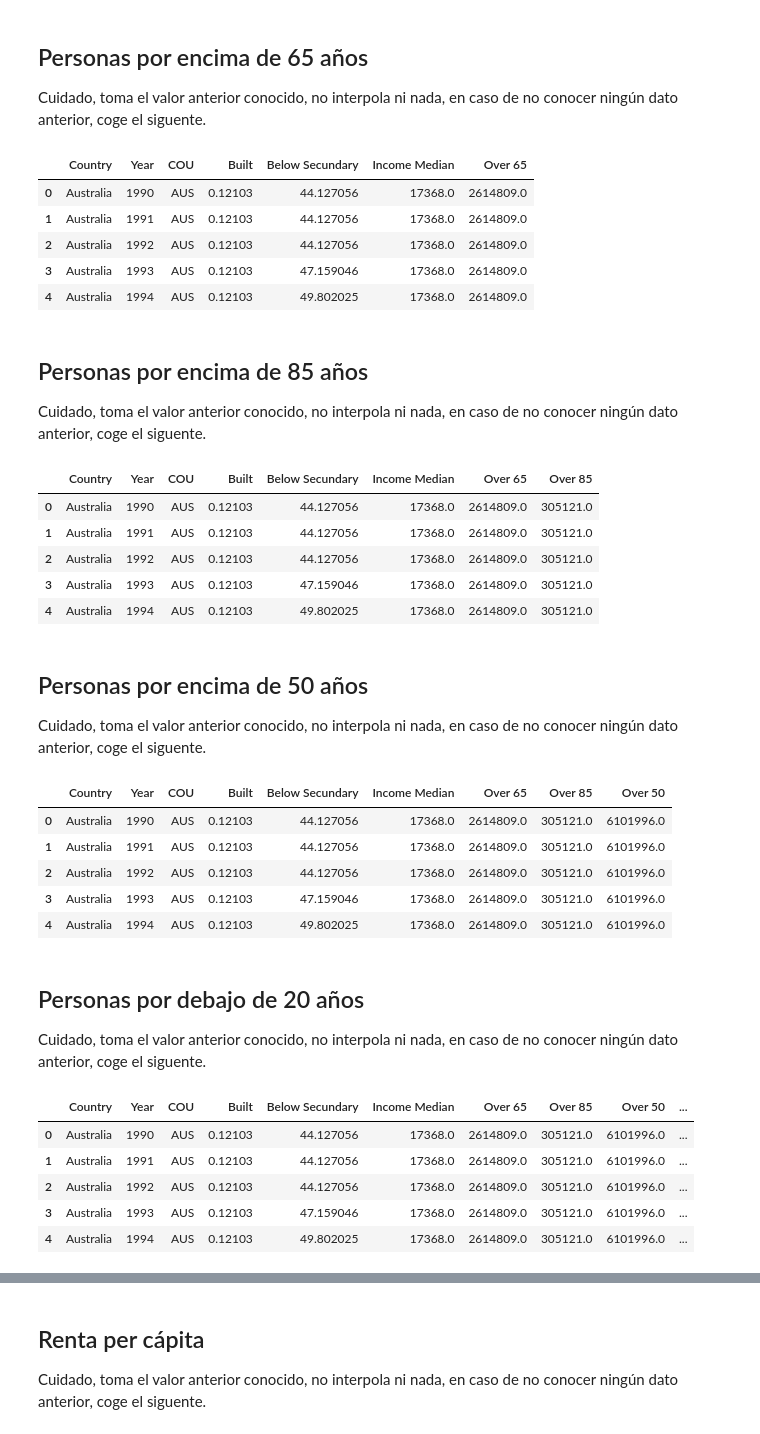
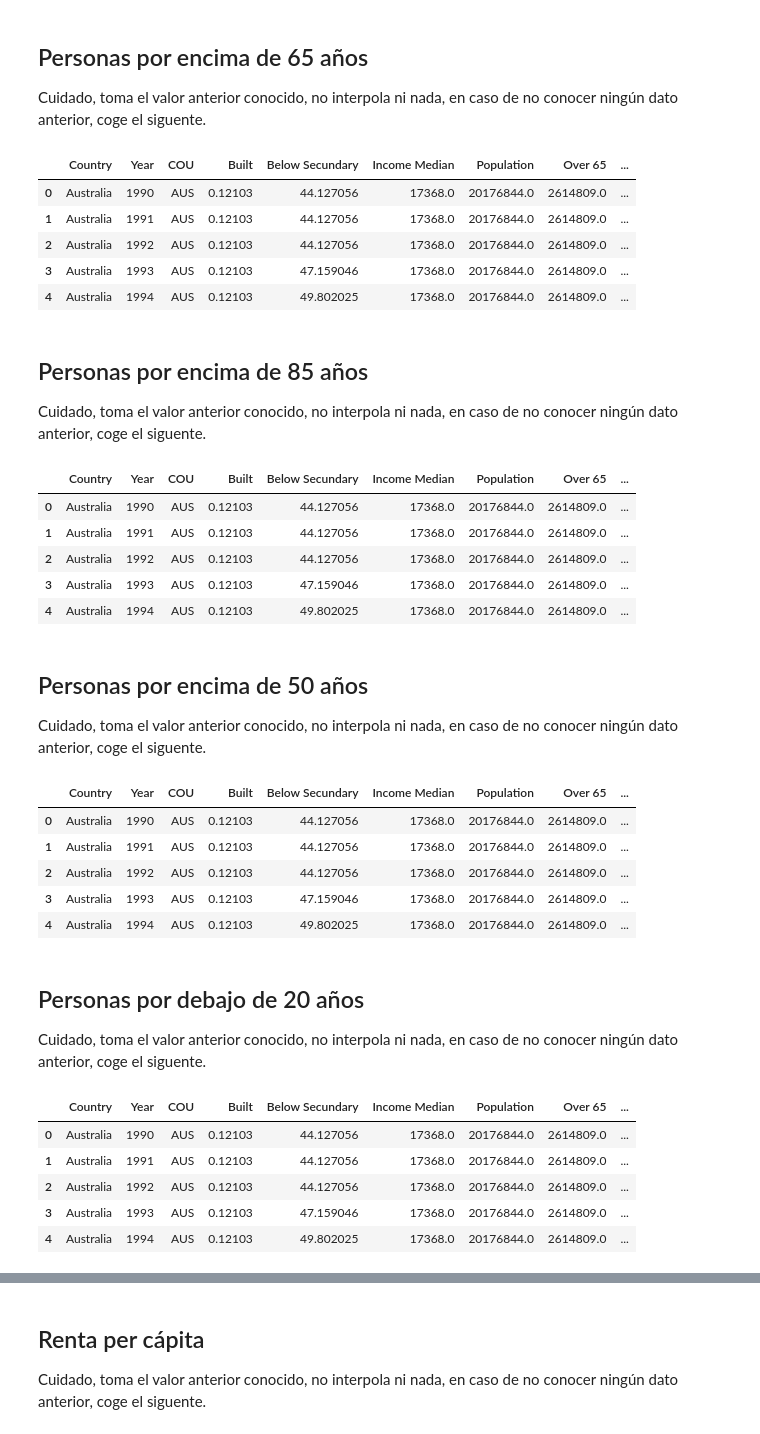
Before and after one commit to OscarGB/TFGInf, a Jupyter notebook: Generate Data.ipynb, the cells around one changed output, grey strips where cells are left out. Saved outputs shown, nothing was run; the diff lists cells and outputs as text; code cells hidden in the pictures.

```diff
--- a/Generate Data.ipynb
+++ b/Generate Data.ipynb
@@ -130,16 +156,17 @@ for a in list(df.COU.unique()):
         else:
             c = float(poblacion[(poblacion.LOCATION == a) & (poblacion.TIME <= b) & (poblacion.SEX == 'T') & (poblacion.AGE == '65_OVER')].tail(1).Value)
         df.loc[(df.COU == a) & (df.Year == b), "Over 65"] = c
+df.fillna(method="ffill", inplace=True)
 df.fillna(method="bfill", inplace=True)
-df.fillna(method="ffill", inplace=True)
+df["Over 65 Percentage"] = df["Over 65"] / df["Population"]
 df.head()
 # %% [output]
-|  | Country | Year | COU | Built | Below Secundary | Income Median | Over 65 |
-| 0 | Australia | 1990 | AUS | 0.12103 | 44.127056 | 17368.0 | 2614809.0 |
-| 1 | Australia | 1991 | AUS | 0.12103 | 44.127056 | 17368.0 | 2614809.0 |
-| 2 | Australia | 1992 | AUS | 0.12103 | 44.127056 | 17368.0 | 2614809.0 |
-| 3 | Australia | 1993 | AUS | 0.12103 | 47.159046 | 17368.0 | 2614809.0 |
-| 4 | Australia | 1994 | AUS | 0.12103 | 49.802025 | 17368.0 | 2614809.0 |
+|  | Country | Year | COU | Built | Below Secundary | Income Median | Population | Over 65 | ... |
+| 0 | Australia | 1990 | AUS | 0.12103 | 44.127056 | 17368.0 | 20176844.0 | 2614809.0 | ... |
+| 1 | Australia | 1991 | AUS | 0.12103 | 44.127056 | 17368.0 | 20176844.0 | 2614809.0 | ... |
+| 2 | Australia | 1992 | AUS | 0.12103 | 44.127056 | 17368.0 | 20176844.0 | 2614809.0 | ... |
+| 3 | Australia | 1993 | AUS | 0.12103 | 47.159046 | 17368.0 | 20176844.0 | 2614809.0 | ... |
+| 4 | Australia | 1994 | AUS | 0.12103 | 49.802025 | 17368.0 | 20176844.0 | 2614809.0 | ... |
 # %% [markdown]
 ## Personas por encima de 85 años
 Cuidado, toma el valor anterior conocido, no interpola ni nada, en caso de no conocer ningún dato anterior, coge el siguente.
@@ -152,16 +179,17 @@ for a in list(df.COU.unique()):
         else:
             c = float(poblacion[(poblacion.LOCATION == a) & (poblacion.TIME <= b) & (poblacion.SEX == 'T') & (poblacion.AGE == '85_OVER')].tail(1).Value)
         df.loc[(df.COU == a) & (df.Year == b), "Over 85"] = c
+df.fillna(method="ffill", inplace=True)
 df.fillna(method="bfill", inplace=True)
-df.fillna(method="ffill", inplace=True)
+df["Over 85 Percentage"] = df["Over 85"] / df["Population"]
 df.head()
 # %% [output]
-|  | Country | Year | COU | Built | Below Secundary | Income Median | Over 65 | Over 85 |
-| 0 | Australia | 1990 | AUS | 0.12103 | 44.127056 | 17368.0 | 2614809.0 | 305121.0 |
-| 1 | Australia | 1991 | AUS | 0.12103 | 44.127056 | 17368.0 | 2614809.0 | 305121.0 |
-| 2 | Australia | 1992 | AUS | 0.12103 | 44.127056 | 17368.0 | 2614809.0 | 305121.0 |
-| 3 | Australia | 1993 | AUS | 0.12103 | 47.159046 | 17368.0 | 2614809.0 | 305121.0 |
-| 4 | Australia | 1994 | AUS | 0.12103 | 49.802025 | 17368.0 | 2614809.0 | 305121.0 |
+|  | Country | Year | COU | Built | Below Secundary | Income Median | Population | Over 65 | ... |
+| 0 | Australia | 1990 | AUS | 0.12103 | 44.127056 | 17368.0 | 20176844.0 | 2614809.0 | ... |
+| 1 | Australia | 1991 | AUS | 0.12103 | 44.127056 | 17368.0 | 20176844.0 | 2614809.0 | ... |
+| 2 | Australia | 1992 | AUS | 0.12103 | 44.127056 | 17368.0 | 20176844.0 | 2614809.0 | ... |
+| 3 | Australia | 1993 | AUS | 0.12103 | 47.159046 | 17368.0 | 20176844.0 | 2614809.0 | ... |
+| 4 | Australia | 1994 | AUS | 0.12103 | 49.802025 | 17368.0 | 20176844.0 | 2614809.0 | ... |
 # %% [markdown]
 ## Personas por encima de 50 años
 Cuidado, toma el valor anterior conocido, no interpola ni nada, en caso de no conocer ningún dato anterior, coge el siguente.
@@ -174,35 +202,37 @@ for a in list(df.COU.unique()):
         else:
             c = float(poblacion[(poblacion.LOCATION == a) & (poblacion.TIME <= b) & (poblacion.SEX == 'T') & (poblacion.AGE == '50_OVER')].tail(1).Value)
         df.loc[(df.COU == a) & (df.Year == b), "Over 50"] = c
+df.fillna(method="ffill", inplace=True)
 df.fillna(method="bfill", inplace=True)
-df.fillna(method="ffill", inplace=True)
+df["Over 50 Percentage"] = df["Over 50"] / df["Population"]
 df.head()
 # %% [output]
-|  | Country | Year | COU | Built | Below Secundary | Income Median | Over 65 | Over 85 | Over 50 |
-| 0 | Australia | 1990 | AUS | 0.12103 | 44.127056 | 17368.0 | 2614809.0 | 305121.0 | 6101996.0 |
-| 1 | Australia | 1991 | AUS | 0.12103 | 44.127056 | 17368.0 | 2614809.0 | 305121.0 | 6101996.0 |
-| 2 | Australia | 1992 | AUS | 0.12103 | 44.127056 | 17368.0 | 2614809.0 | 305121.0 | 6101996.0 |
-| 3 | Australia | 1993 | AUS | 0.12103 | 47.159046 | 17368.0 | 2614809.0 | 305121.0 | 6101996.0 |
-| 4 | Australia | 1994 | AUS | 0.12103 | 49.802025 | 17368.0 | 2614809.0 | 305121.0 | 6101996.0 |
+|  | Country | Year | COU | Built | Below Secundary | Income Median | Population | Over 65 | ... |
+| 0 | Australia | 1990 | AUS | 0.12103 | 44.127056 | 17368.0 | 20176844.0 | 2614809.0 | ... |
+| 1 | Australia | 1991 | AUS | 0.12103 | 44.127056 | 17368.0 | 20176844.0 | 2614809.0 | ... |
+| 2 | Australia | 1992 | AUS | 0.12103 | 44.127056 | 17368.0 | 20176844.0 | 2614809.0 | ... |
+| 3 | Australia | 1993 | AUS | 0.12103 | 47.159046 | 17368.0 | 20176844.0 | 2614809.0 | ... |
+| 4 | Australia | 1994 | AUS | 0.12103 | 49.802025 | 17368.0 | 20176844.0 | 2614809.0 | ... |
 # %% [markdown]
 ## Personas por debajo de 20 años
 Cuidado, toma el valor anterior conocido, no interpola ni nada, en caso de no conocer ningún dato anterior, coge el siguente.
 # %%
 df["Under 20"] = [0]*len(COUNTRIES)
 for a in list(df.COU.unique()):
     for b in list(df.Year.unique()):
         if poblacion[(poblacion.LOCATION == a) & (poblacion.TIME <= b) & (poblacion.SEX == 'T') & (poblacion.AGE == 'LESS_20')].empty :
             c = np.nan
         else:
             c = float(poblacion[(poblacion.LOCATION == a) & (poblacion.TIME <= b) & (poblacion.SEX == 'T') & (poblacion.AGE == 'LESS_20')].tail(1).Value)
         df.loc[(df.COU == a) & (df.Year == b), "Under 20"] = c
+df.fillna(method="ffill", inplace=True)
 df.fillna(method="bfill", inplace=True)
-df.fillna(method="ffill", inplace=True)
+df["Under 20 Percentage"] = df["Under 20"] / df["Population"]
 df.head()
 # %% [output]
-|  | Country | Year | COU | Built | Below Secundary | Income Median | Over 65 | Over 85 | Over 50 | ... |
-| 0 | Australia | 1990 | AUS | 0.12103 | 44.127056 | 17368.0 | 2614809.0 | 305121.0 | 6101996.0 | ... |
-| 1 | Australia | 1991 | AUS | 0.12103 | 44.127056 | 17368.0 | 2614809.0 | 305121.0 | 6101996.0 | ... |
-| 2 | Australia | 1992 | AUS | 0.12103 | 44.127056 | 17368.0 | 2614809.0 | 305121.0 | 6101996.0 | ... |
-| 3 | Australia | 1993 | AUS | 0.12103 | 47.159046 | 17368.0 | 2614809.0 | 305121.0 | 6101996.0 | ... |
-| 4 | Australia | 1994 | AUS | 0.12103 | 49.802025 | 17368.0 | 2614809.0 | 305121.0 | 6101996.0 | ... |
+|  | Country | Year | COU | Built | Below Secundary | Income Median | Population | Over 65 | ... |
+| 0 | Australia | 1990 | AUS | 0.12103 | 44.127056 | 17368.0 | 20176844.0 | 2614809.0 | ... |
+| 1 | Australia | 1991 | AUS | 0.12103 | 44.127056 | 17368.0 | 20176844.0 | 2614809.0 | ... |
+| 2 | Australia | 1992 | AUS | 0.12103 | 44.127056 | 17368.0 | 20176844.0 | 2614809.0 | ... |
+| 3 | Australia | 1993 | AUS | 0.12103 | 47.159046 | 17368.0 | 20176844.0 | 2614809.0 | ... |
+| 4 | Australia | 1994 | AUS | 0.12103 | 49.802025 | 17368.0 | 20176844.0 | 2614809.0 | ... |
```
Also changed, not shown: parts of 19 cells of this notebook, 4 other files.
